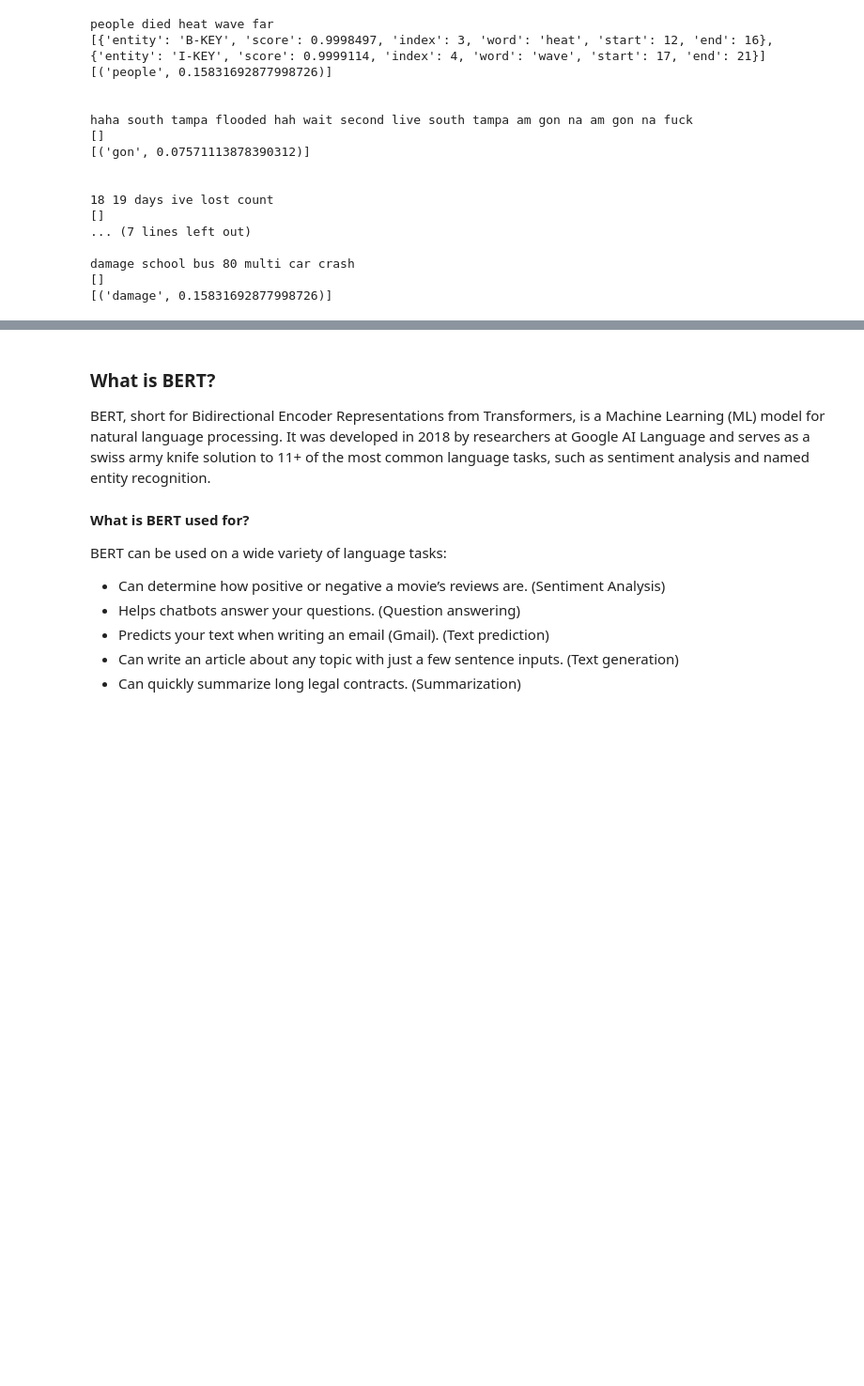
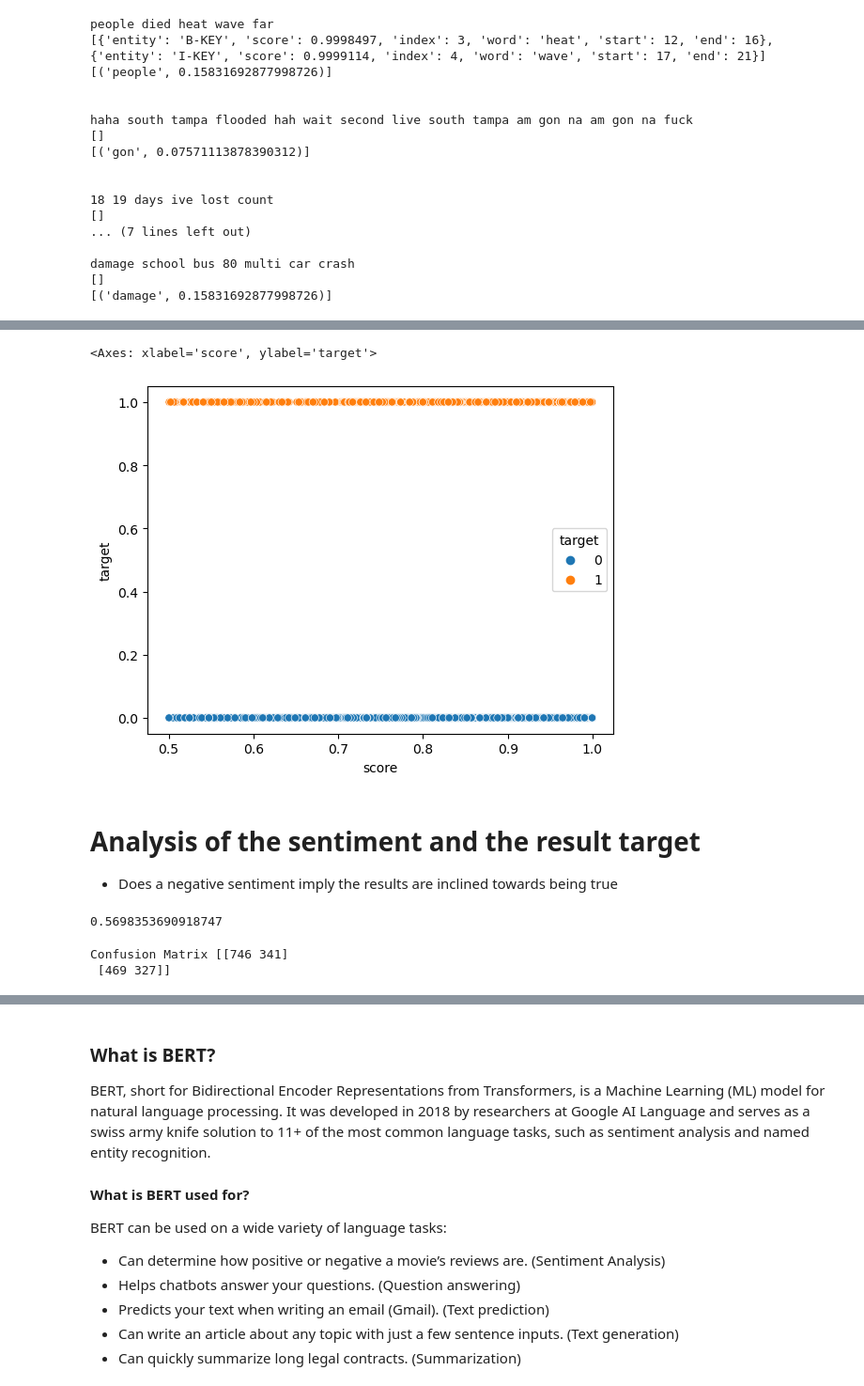
Before and after one commit to srideviaishwariya/rainier, a Jupyter notebook: capstone/vector_search_for_disaster_tweets.ipynb, the cells around one changed output, grey strips where cells are left out. Shown at 94% size. Drawn from its saved outputs; the diff is of its cells as text; code cells hidden in the pictures; blank space fills up the shorter version.

```diff
--- a/capstone/vector_search_for_disaster_tweets.ipynb
+++ b/capstone/vector_search_for_disaster_tweets.ipynb
@@ -590,0 +597,9 @@ sns.scatterplot(data=df, x="sentiment", y="score")
+# %%
+df_positive = df[df["sentiment"] == "POSITIVE"]
+sns.scatterplot(data=df, x="score", y="target", hue="target")
+# %% [output]
+<Axes: xlabel='score', ylabel='target'>
+[figure, added]
+# %% [markdown]
+# Analysis of the sentiment and the result target
+- Does a negative sentiment imply the results are inclined towards being true
@@ -590,0 +621,21 @@ sns.scatterplot(data=df, x="sentiment", y="score")
+# %%
+fivepipe = Pipeline([('transform', transformer), ('knn', KNeighborsClassifier(n_neighbors=5))])
+fivepipe.fit(X_train, y_train)
+fivepipe_acc = fivepipe.score(X_test, y_test)
+
+print(fivepipe_acc)
+# %% [output]
+0.5698353690918747
+# %%
+y_test_pred=fivepipe.predict(X_test)
+
+cfm=confusion_matrix(y_test, y_test_pred)
+trueNegative=cfm[0][0]
+falsePossitive=cfm[0][1]
+false_negative=cfm[1][0]
+truePositive=cfm[1][1]
+
+print("Confusion Matrix", cfm)
+# %% [output]
+Confusion Matrix [[746 341]
+ [469 327]]
```
Also changed, not shown: parts of 42 cells of this notebook, 2 other files.
